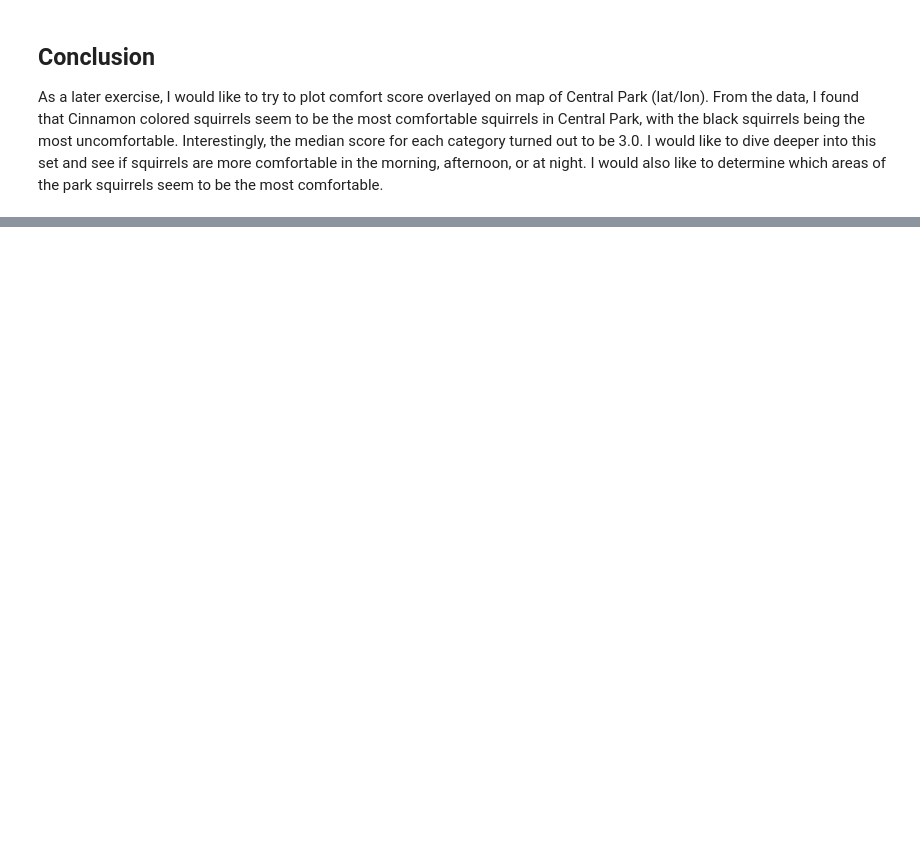
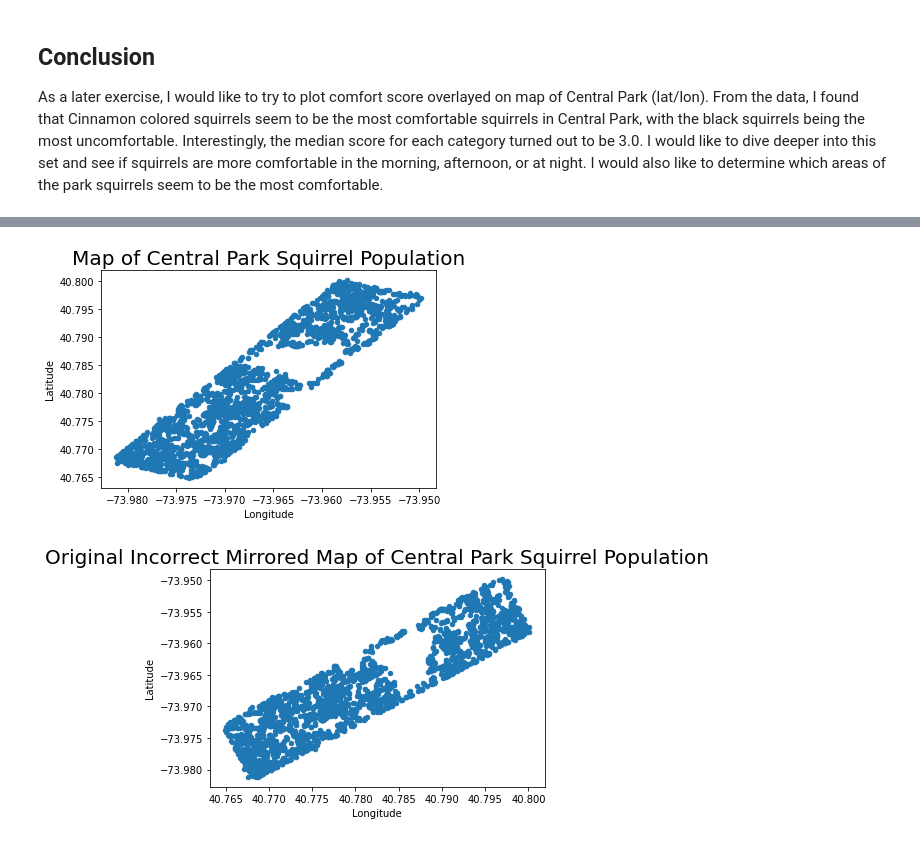
Before and after one commit to st3vejobs/Data-602-Assignment-07, a Jupyter notebook: DATA_602_HW_7.ipynb, the cells around one changed output, grey strips where cells are left out. Drawn from its saved outputs; the diff is of its cells as text; code cells hidden in the pictures; blank space fills up the shorter version.

```diff
--- a/DATA_602_HW_7.ipynb
+++ b/DATA_602_HW_7.ipynb
@@ -51,12 +51,12 @@ print(sq['Lat/Long'])
 #print(sq.iloc[:,30])
 #print(sq.dtypes)
 
-sq['Lat'] = sq['Lat/Long'].str.extract(r'(\-[0-9]+.[0-9]+)')
+sq['Lon'] = sq['Lat/Long'].str.extract(r'(\-[0-9]+.[0-9]+)')
 #print(sq['Lat'].str.isnumeric())
+sq['Lon'] = pd.to_numeric(sq['Lon'])
+#print(sq['Lat'])
+sq['Lat'] = sq['Lat/Long'].str.extract(r'(\s[0-9]+.[0-9]+)')
 sq['Lat'] = pd.to_numeric(sq['Lat'])
-#print(sq['Lat'])
-sq['Lon'] = sq['Lat/Long'].str.extract(r'(\s[0-9]+.[0-9]+)')
-sq['Lon'] = pd.to_numeric(sq['Lon'])
 #print(sq['Lon'])
 
 sq['Shift'] = (sq['Shift'].str.lower())
@@ -328,0 +353,17 @@ As a later exercise, I would like to try to plot comfort score overlayed on map
+# %%
+import matplotlib.pyplot as plt
+sq.plot.scatter('Lon', 'Lat')
+plt.title('Map of Central Park Squirrel Population', fontsize = 20)
+plt.xlabel('Longitude')
+plt.ylabel('Latitude')
+plt.show()
+print()
+import matplotlib.pyplot as plt
+sq.plot.scatter(x = 'Lat',y = 'Lon')
+plt.title('Original Incorrect Mirrored Map of Central Park Squirrel Population', fontsize = 20)
+plt.xlabel('Longitude')
+plt.ylabel('Latitude')
+plt.show()
+# %% [output]
+[figure, added]
+[figure, added]
```
Also changed, not shown: parts of 6 cells of this notebook.
